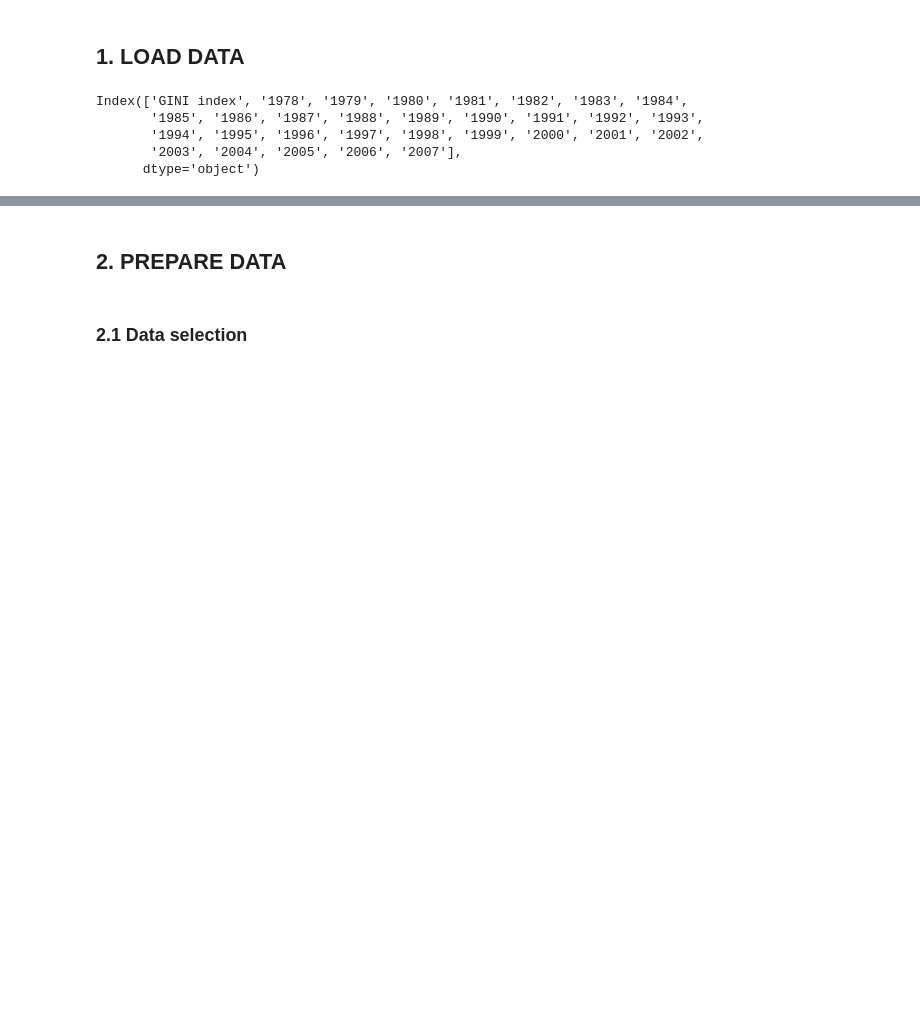
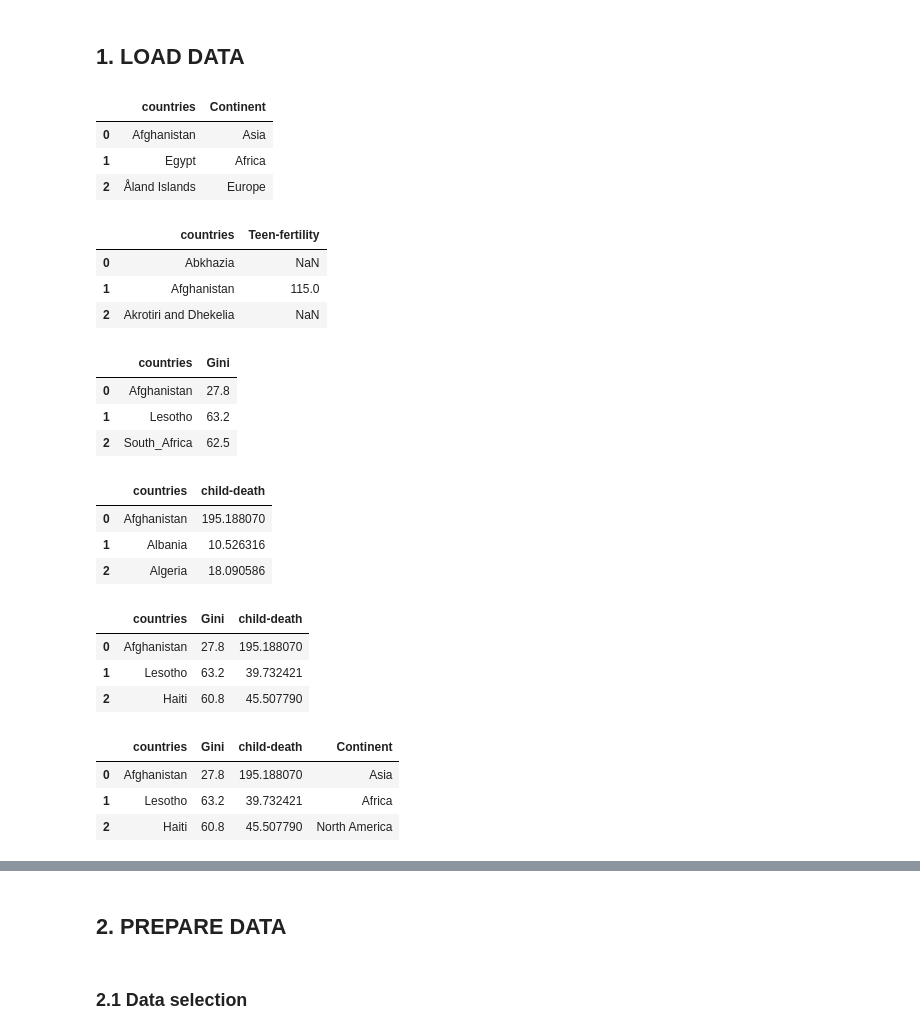
Before and after one commit to MahzadK/dataviz, a Jupyter notebook: notebooks/JSON_TREEMAP.ipynb, the cells around one changed output, grey strips where cells are left out. Drawn from its saved outputs; the diff is of its cells as text; code cells hidden in the pictures; blank space fills up the shorter version.

```diff
--- a/notebooks/JSON_TREEMAP.ipynb
+++ b/notebooks/JSON_TREEMAP.ipynb
@@ -12,21 +12,59 @@ import numpy as np
 # %% [markdown]
 ## 1.  LOAD DATA
 # %%
-DATA_PATH = os.path.abspath(os.path.join(os.pardir, "data"))
-GINI_FILE = "1-gini.csv"
-MURDER_FILE = "2-Homicide-per-100000Hab.csv"
-Year_in_school = "Years in school men 25-34.csv"
+DATA_PATH = os.path.abspath(os.path.join(os.pardir, "data/gapminder"))
+DATA_PATH2 = os.path.abspath(os.path.join(os.pardir, "data"))
+Child_death_FILE = "child-death.csv"
+GINI_FILE = "gini-complete.csv"
+#Year_in_school = "Years in school men 25-34.csv"
+FERTILITY_FILE = "teen-fertility.csv"
 COUNTRIES_FILE = "3-countries.csv"
-
-murder_df = pd.read_csv(os.path.join(DATA_PATH, MURDER_FILE), sep=";")
-gini_df = pd.read_csv(os.path.join(DATA_PATH, GINI_FILE))
-Year_in_school_df = pd.read_csv(os.path.join(DATA_PATH, Year_in_school), sep=";")
-countries_df = pd.read_csv(os.path.join(DATA_PATH, COUNTRIES_FILE), sep=";", usecols = ['Country (en)', "Continent"])
+fertility_df = pd.read_csv(os.path.join(DATA_PATH, FERTILITY_FILE), sep=";")
+gini_df = pd.read_csv(os.path.join(DATA_PATH, GINI_FILE),sep=",")
+child_death_df = pd.read_csv(os.path.join(DATA_PATH, Child_death_FILE), sep=";")
+countries_df = pd.read_csv(os.path.join(DATA_PATH2, COUNTRIES_FILE), sep=";", usecols = ['Country (en)', "Continent"])
-# %%
-gini_df.columns
-# %% [output]
-Index(['GINI index', '1978', '1979', '1980', '1981', '1982', '1983', '1984',
-       '1985', '1986', '1987', '1988', '1989', '1990', '1991', '1992', '1993',
-       '1994', '1995', '1996', '1997', '1998', '1999', '2000', '2001', '2002',
-       '2003', '2004', '2005', '2006', '2007'],
-      dtype='object')
+# %%
+countries_df = countries_df.rename(columns ={"Country (en)" :"countries"})
+countries_df.head(3)
+# %% [output]
+|  | countries | Continent |
+| 0 | Afghanistan | Asia |
+| 1 | Egypt | Africa |
+| 2 | Åland Islands | Europe |
+# %%
+fertility_df.head(3)
+# %% [output]
+|  | countries | Teen-fertility |
+| 0 | Abkhazia | NaN |
+| 1 | Afghanistan | 115.0 |
+| 2 | Akrotiri and Dhekelia | NaN |
+# %%
+gini_df.head(3)
+# %% [output]
+|  | countries | Gini |
+| 0 | Afghanistan | 27.8 |
+| 1 | Lesotho | 63.2 |
+| 2 | South_Africa | 62.5 |
+# %%
+child_death_df.head(3)
+# %% [output]
+|  | countries | child-death |
+| 0 | Afghanistan | 195.188070 |
+| 1 | Albania | 10.526316 |
+| 2 | Algeria | 18.090586 |
+# %%
+df_intermediate = pd.merge(gini_df, child_death_df,  how='inner', on=['countries'])
+df_intermediate.head(3)
+# %% [output]
+|  | countries | Gini | child-death |
+| 0 | Afghanistan | 27.8 | 195.188070 |
+| 1 | Lesotho | 63.2 | 39.732421 |
+| 2 | Haiti | 60.8 | 45.507790 |
+# %%
+df_final = pd.merge(df_intermediate, countries_df,  how='left', on=['countries'])
+df_final.head(3)
+# %% [output]
+|  | countries | Gini | child-death | Continent |
+| 0 | Afghanistan | 27.8 | 195.188070 | Asia |
+| 1 | Lesotho | 63.2 | 39.732421 | Africa |
+| 2 | Haiti | 60.8 | 45.507790 | North America |
```
Also changed, not shown: parts of 5 cells of this notebook, 3 other files.
